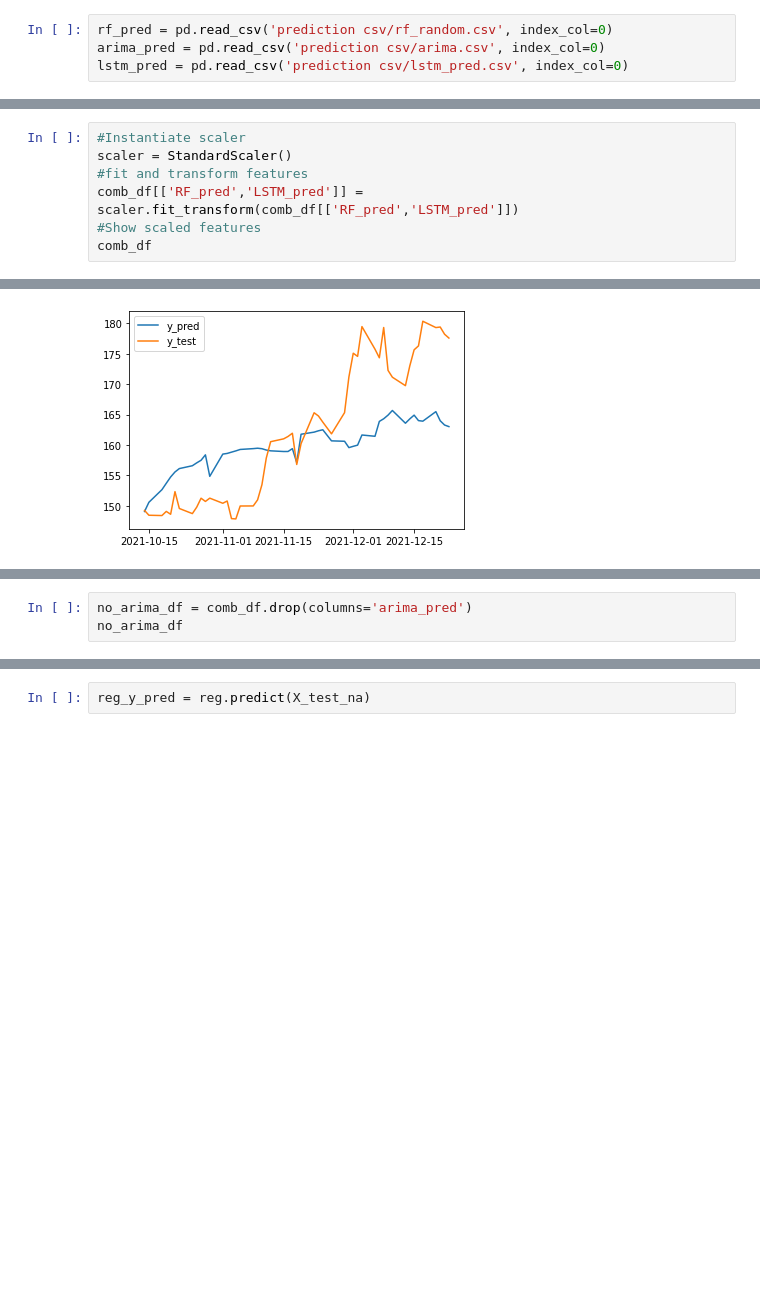
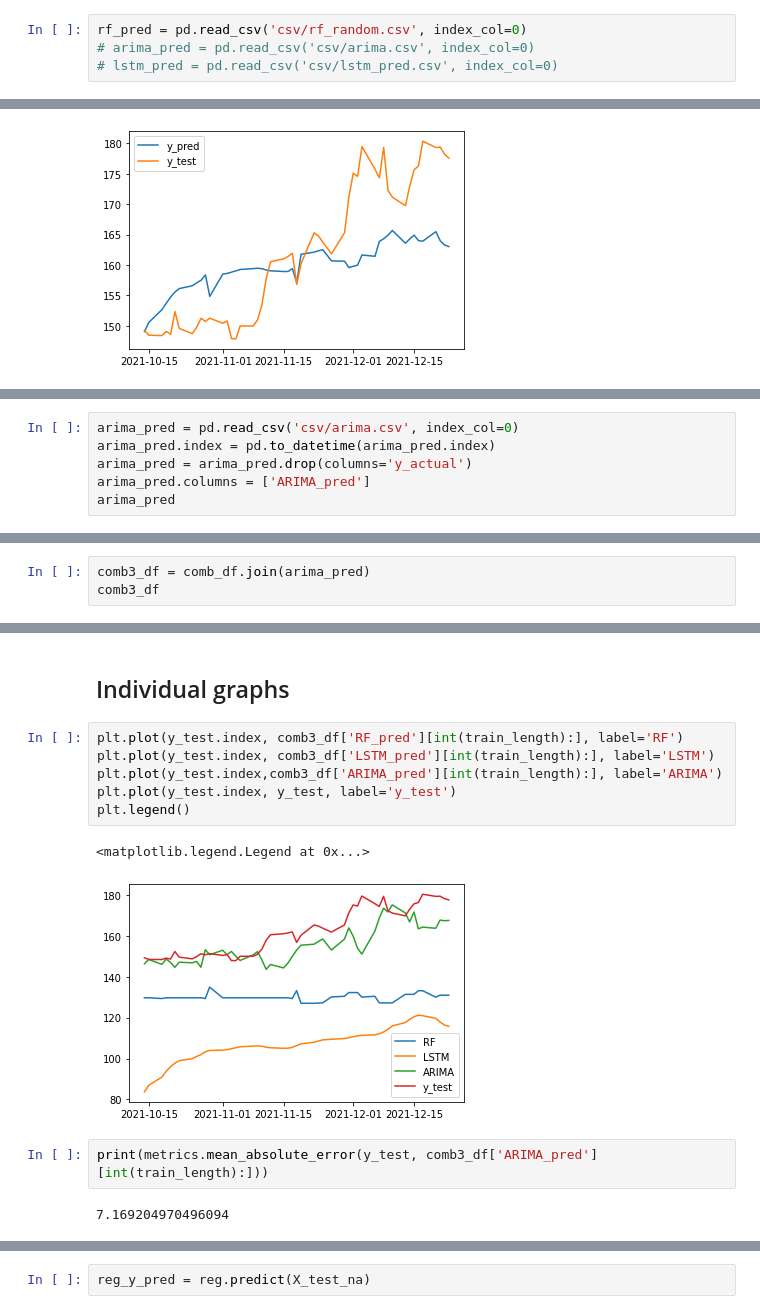
Before and after one commit to ivanlimsy/iOracle, a Jupyter notebook: notebooks/Combined Linear Model.ipynb, the cells around one changed output, grey strips where cells are left out. Saved outputs shown, nothing was run; the diff lists cells and outputs as text; blank space fills up the shorter version.

```diff
--- a/notebooks/Combined Linear Model.ipynb
+++ b/notebooks/Combined Linear Model.ipynb
@@ -21,7 +39,7 @@ import joblib
 # %%
-rf_pred = pd.read_csv('prediction csv/rf_random.csv', index_col=0)
-arima_pred = pd.read_csv('prediction csv/arima.csv', index_col=0)
-lstm_pred = pd.read_csv('prediction csv/lstm_pred.csv', index_col=0)
+rf_pred = pd.read_csv('csv/rf_random.csv', index_col=0)
+# arima_pred = pd.read_csv('csv/arima.csv', index_col=0)
+# lstm_pred = pd.read_csv('csv/lstm_pred.csv', index_col=0)
 # %% [markdown]
 ## Format rf_pred
 # %%
@@ -110,7 +125,0 @@ comb_df
-# %%
-#Instantiate scaler
-scaler = StandardScaler()
-#fit and transform features
-comb_df[['RF_pred','LSTM_pred']] = scaler.fit_transform(comb_df[['RF_pred','LSTM_pred']])
-#Show scaled features
-comb_df
@@ -169,0 +166,6 @@ plt.legend()
+# %%
+arima_pred = pd.read_csv('csv/arima.csv', index_col=0)
+arima_pred.index = pd.to_datetime(arima_pred.index)
+arima_pred = arima_pred.drop(columns='y_actual')
+arima_pred.columns = ['ARIMA_pred']
+arima_pred
@@ -172,3 +189,3 @@ plt.legend()
 # %%
-no_arima_df = comb_df.drop(columns='arima_pred')
-no_arima_df
+comb3_df = comb_df.join(arima_pred)
+comb3_df
@@ -196,0 +265,15 @@ plt.legend();
+# %% [markdown]
+## Individual graphs
+# %%
+plt.plot(y_test.index, comb3_df['RF_pred'][int(train_length):], label='RF')
+plt.plot(y_test.index, comb3_df['LSTM_pred'][int(train_length):], label='LSTM')
+plt.plot(y_test.index,comb3_df['ARIMA_pred'][int(train_length):], label='ARIMA')
+plt.plot(y_test.index, y_test, label='y_test')
+plt.legend()
+# %% [output]
+<matplotlib.legend.Legend at 0x...>
+[figure, added]
+# %%
+print(metrics.mean_absolute_error(y_test, comb3_df['ARIMA_pred'][int(train_length):]))
+# %% [output]
+7.169204970496094
```
Also changed, not shown: parts of 38 cells of this notebook, 3 other files.
